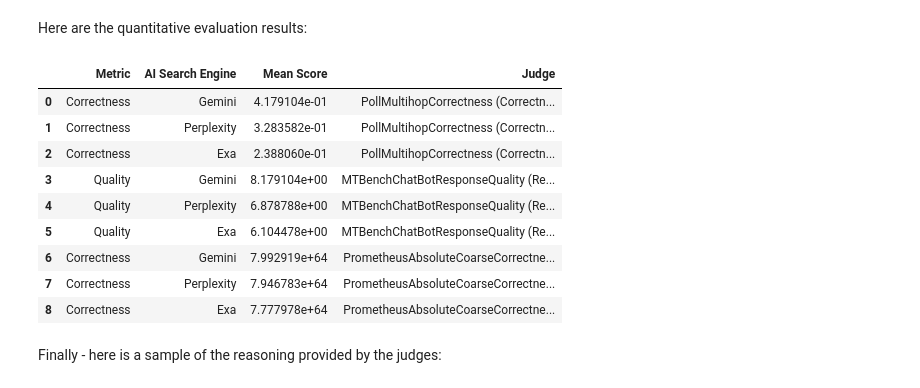
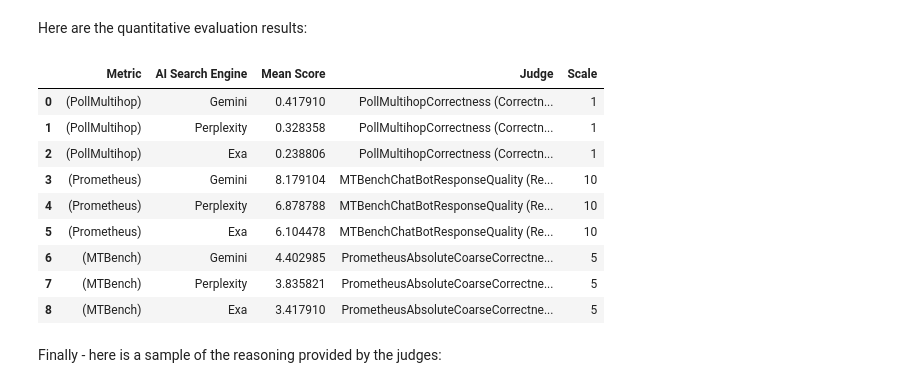
Before and after one commit to quotient-ai/judges, a Jupyter notebook: cookbooks/hf/Quotient_|_judges_HF_Cookbook.ipynb, the cells around one changed output. Cells and saved outputs as stored; diff of their text form; code cells hidden in the pictures.

```diff
--- a/cookbooks/hf/Quotient_|_judges_HF_Cookbook.ipynb
+++ b/cookbooks/hf/Quotient_|_judges_HF_Cookbook.ipynb
@@ -595,51 +596,78 @@ plot_scores_by_criteria(df, score_columns_dict)
 # %% [markdown]
 Here are the quantitative evaluation results:
 # %%
-# Creating a structured table with metrics and the associated prompts
-
 # Map metric types to their corresponding prompts
 metric_prompt_mapping = {
     "gemini_correctness_score": "PollMultihopCorrectness (Correctness Classifier)",
     "perplexity_correctness_score": "PollMultihopCorrectness (Correctness Classifier)",
     "exa_correctness_score": "PollMultihopCorrectness (Correctness Classifier)",
     "gemini_correctness_grade": "PrometheusAbsoluteCoarseCorrectness (Correctness Grader)",
     "perplexity_correctness_grade": "PrometheusAbsoluteCoarseCorrectness (Correctness Grader)",
     "exa_correctness_grade": "PrometheusAbsoluteCoarseCorrectness (Correctness Grader)",
     "gemini_quality_score": "MTBenchChatBotResponseQuality (Response Quality Evaluation)",
     "perplexity_quality_score": "MTBenchChatBotResponseQuality (Response Quality Evaluation)",
     "exa_quality_score": "MTBenchChatBotResponseQuality (Response Quality Evaluation)",
 }
 
+# Define a scale mapping for each column
+column_scale_mapping = {
+    # First group: Scale of 1
+    "gemini_correctness_score": 1,
+    "perplexity_correctness_score": 1,
+    "exa_correctness_score": 1,
+    # Second group: Scale of 10
+    "gemini_quality_score": 10,
+    "perplexity_quality_score": 10,
+    "exa_quality_score": 10,
+    # Third group: Scale of 5
+    "gemini_correctness_grade": 5,
+    "perplexity_correctness_grade": 5,
+    "exa_correctness_grade": 5,
+}
+
 # Combine scores with prompts in a structured table
 structured_summary = {
     "Metric": [],
     "AI Search Engine": [],
     "Mean Score": [],
-    "Judge": []
+    "Judge": [],
+    "Scale": []  # New column for the scale
 }
 
 for metric_type, columns in score_columns_dict.items():
     for column in columns:
-        structured_summary["Metric"].append(metric_type.split(" ")[1])  # Extract 'Correctness', 'Quality', etc.
-        structured_summary["AI Search Engine"].append(column.split("_")[0].capitalize())  # Extract engine name
-        structured_summary["Mean Score"].append(df[column].mean())
-        structured_summary["Judge"].append(metric_prompt_mapping[column])
+        # Extract the metric name (e.g., Correctness, Quality)
+        structured_summary["Metric"].append(metric_type.split(" ")[1] if len(metric_type.split(" ")) > 1 else metric_type)
 
-# Convert to DataFrame for better display
+        # Extract AI search engine name
+        structured_summary["AI Search Engine"].append(column.split("_")[0].capitalize())
+
+        # Calculate mean score with numeric conversion and NaN handling
+        mean_score = pd.to_numeric(df[column], errors="coerce").mean()
+        structured_summary["Mean Score"].append(mean_score)
+
+        # Add the judge based on the column name
+        structured_summary["Judge"].append(metric_prompt_mapping.get(column, "Unknown Judge"))
+
+        # Add the scale for this column
+        structured_summary["Scale"].append(column_scale_mapping.get(column, "Unknown Scale"))
+
+# Convert to DataFrame
 structured_summary_df = pd.DataFrame(structured_summary)
 
+# Display the result
 structured_summary_df
 # %% [output]
-|  | Metric | AI Search Engine | Mean Score | Judge |
-| 0 | Correctness | Gemini | 4.179104e-01 | PollMultihopCorrectness (Correctn... |
-| 1 | Correctness | Perplexity | 3.283582e-01 | PollMultihopCorrectness (Correctn... |
-| 2 | Correctness | Exa | 2.388060e-01 | PollMultihopCorrectness (Correctn... |
-| 3 | Quality | Gemini | 8.179104e+00 | MTBenchChatBotResponseQuality (Re... |
-| 4 | Quality | Perplexity | 6.878788e+00 | MTBenchChatBotResponseQuality (Re... |
-| 5 | Quality | Exa | 6.104478e+00 | MTBenchChatBotResponseQuality (Re... |
-| 6 | Correctness | Gemini | 7.992919e+64 | PrometheusAbsoluteCoarseCorrectne... |
-| 7 | Correctness | Perplexity | 7.946783e+64 | PrometheusAbsoluteCoarseCorrectne... |
-| 8 | Correctness | Exa | 7.777978e+64 | PrometheusAbsoluteCoarseCorrectne... |
+|  | Metric | AI Search Engine | Mean Score | Judge | Scale |
+| 0 | (PollMultihop) | Gemini | 0.417910 | PollMultihopCorrectness (Correctn... | 1 |
+| 1 | (PollMultihop) | Perplexity | 0.328358 | PollMultihopCorrectness (Correctn... | 1 |
+| 2 | (PollMultihop) | Exa | 0.238806 | PollMultihopCorrectness (Correctn... | 1 |
+| 3 | (Prometheus) | Gemini | 8.179104 | MTBenchChatBotResponseQuality (Re... | 10 |
+| 4 | (Prometheus) | Perplexity | 6.878788 | MTBenchChatBotResponseQuality (Re... | 10 |
+| 5 | (Prometheus) | Exa | 6.104478 | MTBenchChatBotResponseQuality (Re... | 10 |
+| 6 | (MTBench) | Gemini | 4.402985 | PrometheusAbsoluteCoarseCorrectne... | 5 |
+| 7 | (MTBench) | Perplexity | 3.835821 | PrometheusAbsoluteCoarseCorrectne... | 5 |
+| 8 | (MTBench) | Exa | 3.417910 | PrometheusAbsoluteCoarseCorrectne... | 5 |
 # %% [markdown]
 Finally - here is a sample of the reasoning provided by the judges:
 # %%
```
Also changed, not shown: parts of 30 cells of this notebook.
